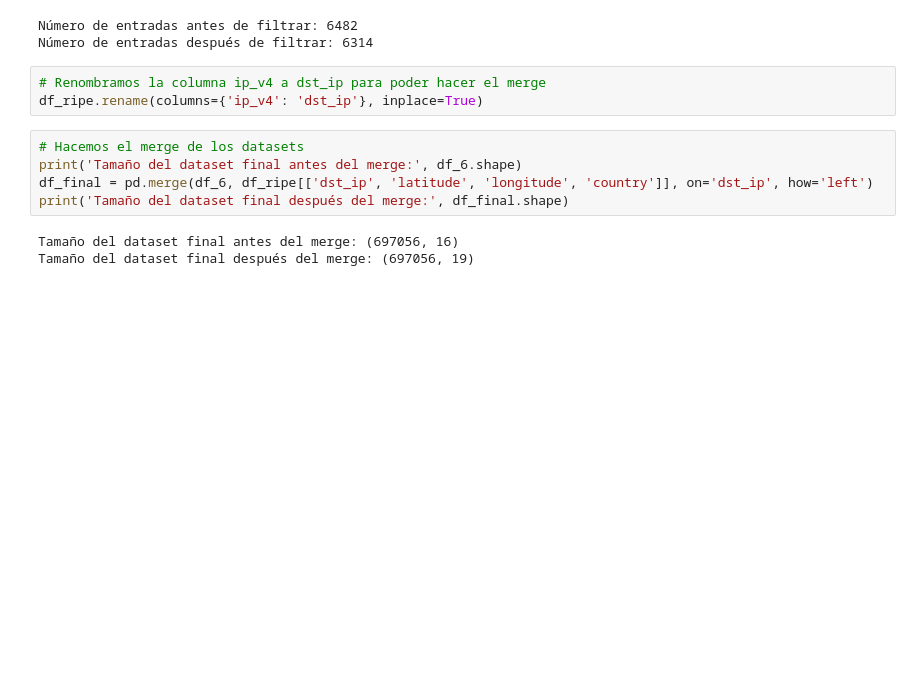
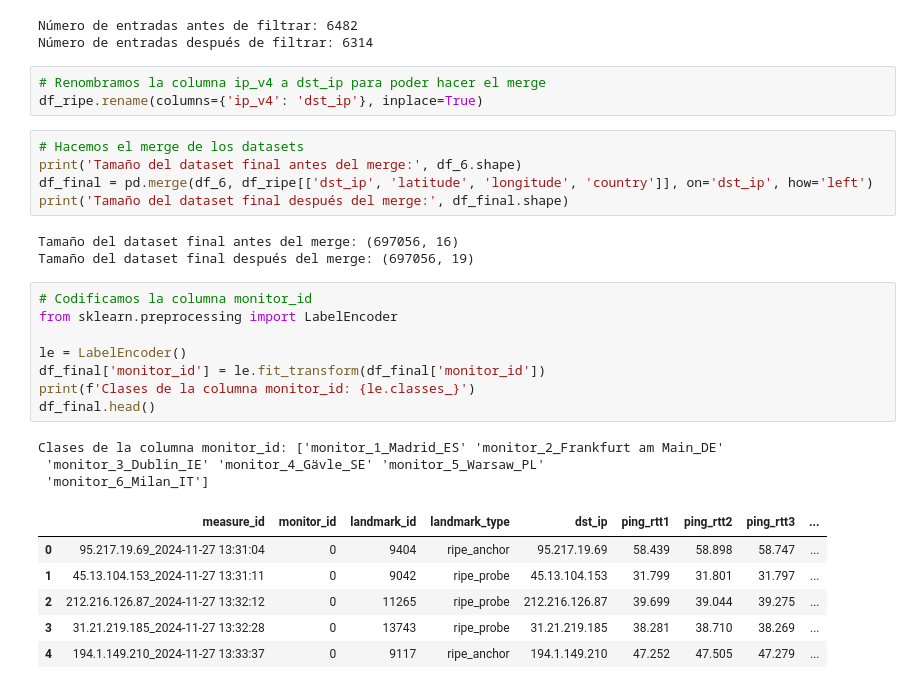
Before and after one commit to MiguelOrtega-V/GeoIP_MLArchitectures, a Jupyter notebook: 1_PreprocessingSteps/Step4_unionDataset_fingerprint.ipynb, the cells around one changed output. Cells and saved outputs as stored; diff of their text form; blank space fills up the shorter version.

```diff
--- a/1_PreprocessingSteps/Step4_unionDataset_fingerprint.ipynb
+++ b/1_PreprocessingSteps/Step4_unionDataset_fingerprint.ipynb
@@ -91,6 +91,24 @@ print('Tamaño del dataset final después del merge:', df_final.shape)
 # %% [output]
 Tamaño del dataset final antes del merge: (697056, 16)
 Tamaño del dataset final después del merge: (697056, 19)
+# %%
+# Codificamos la columna monitor_id
+from sklearn.preprocessing import LabelEncoder
+
+le = LabelEncoder()
+df_final['monitor_id'] = le.fit_transform(df_final['monitor_id'])
+print(f'Clases de la columna monitor_id: {le.classes_}')
+df_final.head()
+# %% [output]
+Clases de la columna monitor_id: ['monitor_1_Madrid_ES' 'monitor_2_Frankfurt am Main_DE'
+ 'monitor_3_Dublin_IE' 'monitor_4_Gävle_SE' 'monitor_5_Warsaw_PL'
+ 'monitor_6_Milan_IT']
+|  | measure_id | monitor_id | landmark_id | landmark_type | dst_ip | ping_rtt1 | ping_rtt2 | ping_rtt3 | ... |
+| 0 | 95.217.19.69_2024-11-27 13:31:04 | 0 | 9404 | ripe_anchor | 95.217.19.69 | 58.439 | 58.898 | 58.747 | ... |
+| 1 | 45.13.104.153_2024-11-27 13:31:11 | 0 | 9042 | ripe_probe | 45.13.104.153 | 31.799 | 31.801 | 31.797 | ... |
+| 2 | 212.216.126.87_2024-11-27 13:32:12 | 0 | 11265 | ripe_probe | 212.216.126.87 | 39.699 | 39.044 | 39.275 | ... |
+| 3 | 31.21.219.185_2024-11-27 13:32:28 | 0 | 13743 | ripe_probe | 31.21.219.185 | 38.281 | 38.710 | 38.269 | ... |
+| 4 | 194.1.149.210_2024-11-27 13:33:37 | 0 | 9117 | ripe_anchor | 194.1.149.210 | 47.252 | 47.505 | 47.279 | ... |
 # %%
 # Generación del dataset fingerprint
 # Por cada measure_id, generamos el dataset fingerprint
```
Also changed, not shown: parts of 2 cells of this notebook, 2 other files.
